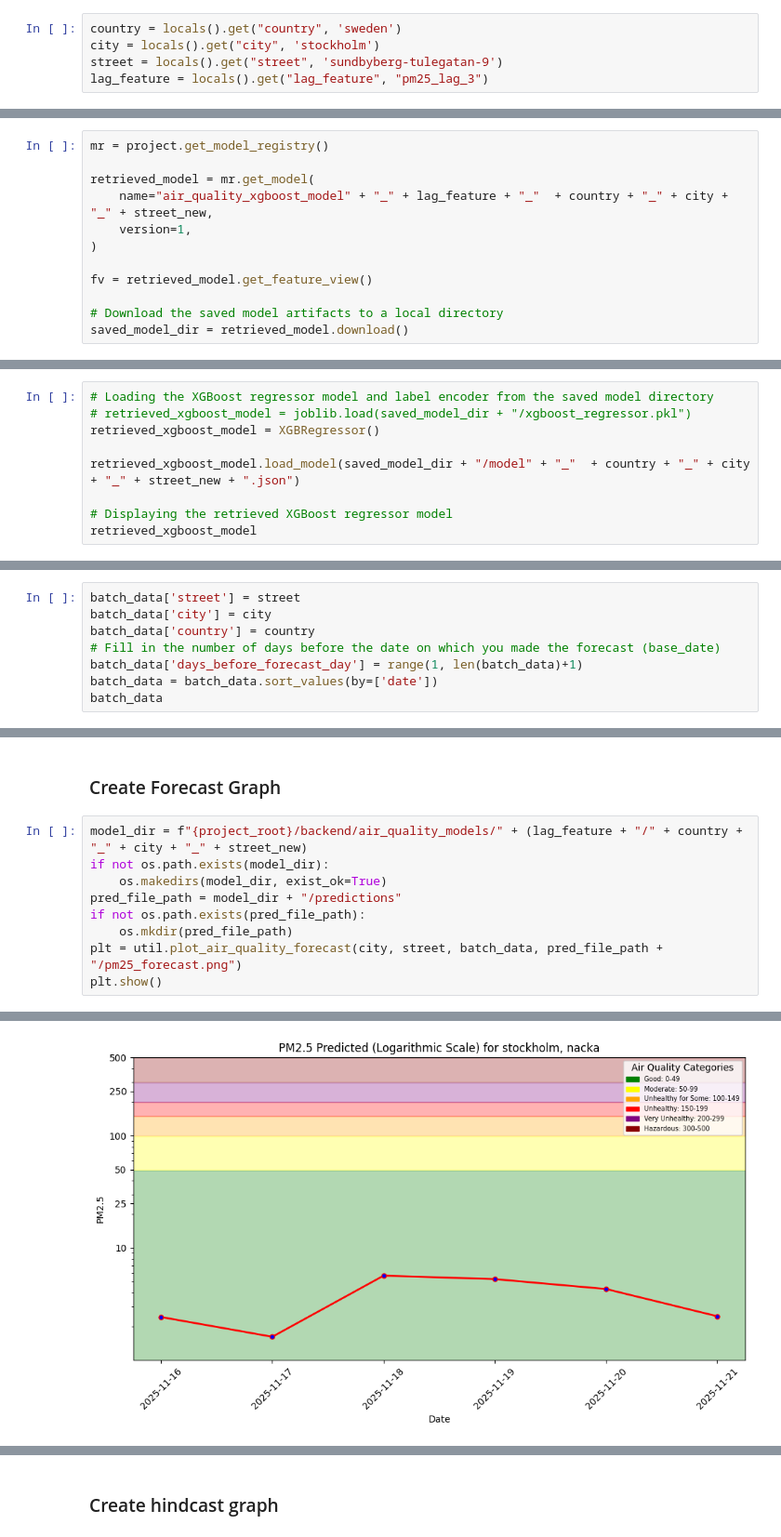
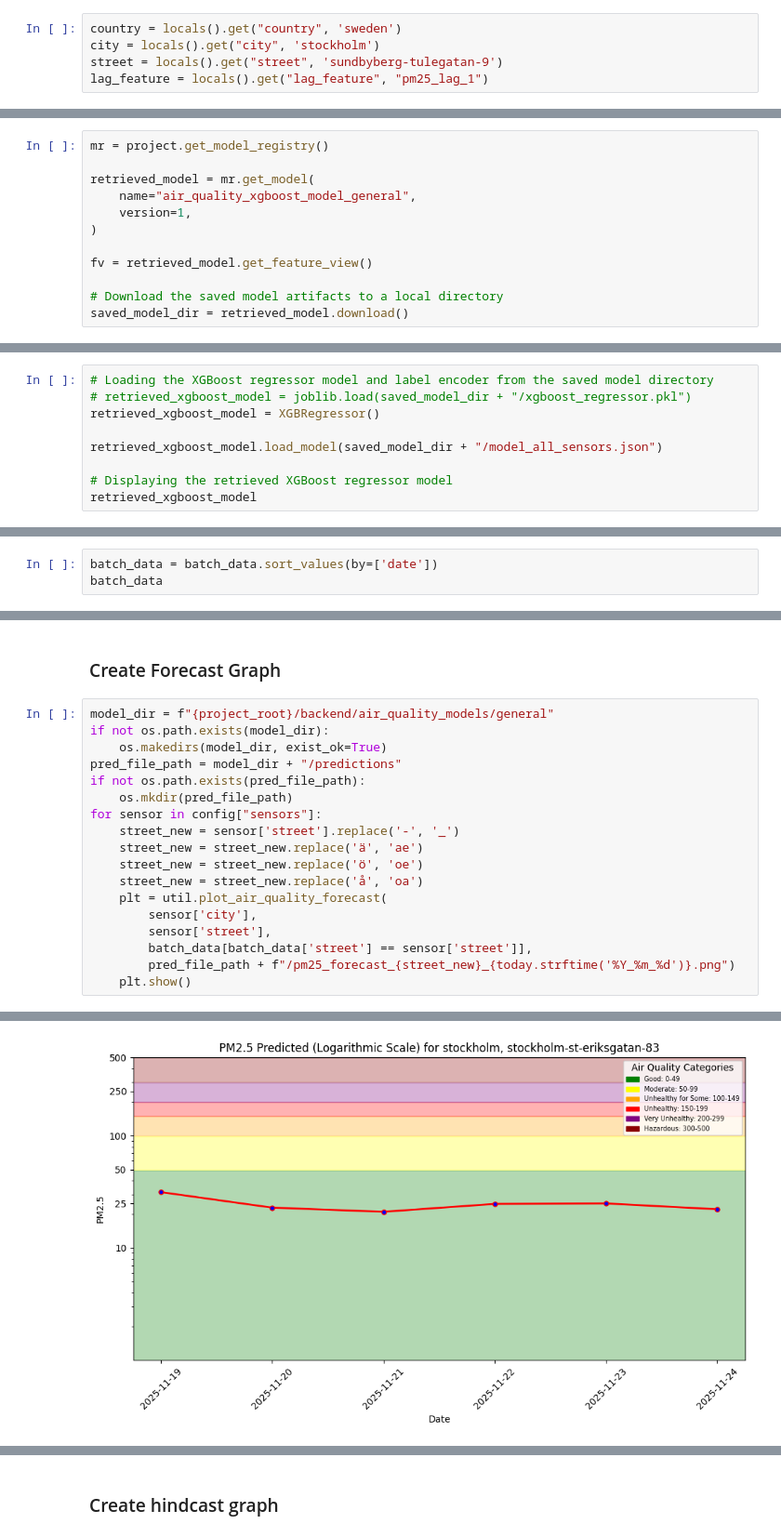
Before and after one commit to ltumat/AirQualityPrediction, a Jupyter notebook: backend/notebooks/model_predict.ipynb, the cells around one changed output, grey strips where cells are left out. Shown at 93% size. Saved outputs shown, nothing was run; the diff lists cells and outputs as text.

```diff
--- a/backend/notebooks/model_predict.ipynb
+++ b/backend/notebooks/model_predict.ipynb
@@ -47,7 +47,7 @@ Logged in to project, explore it here https://c.app.hopsworks.ai:443/p/1279162
 country = locals().get("country", 'sweden')
 city = locals().get("city", 'stockholm')
 street = locals().get("street", 'sundbyberg-tulegatan-9')
-lag_feature = locals().get("lag_feature", "pm25_lag_3")
+lag_feature = locals().get("lag_feature", "pm25_lag_1")
 # %%
 street_new = street.replace('-', '_')
 street_new = street_new.replace('ä', 'ae')
@@ -61,7 +61,7 @@ sundbyberg-tulegatan-9
 mr = project.get_model_registry()
 
 retrieved_model = mr.get_model(
-    name="air_quality_xgboost_model" + "_" + lag_feature + "_"  + country + "_" + city + "_" + street_new,
+    name="air_quality_xgboost_model_general",
     version=1,
 )
 
@@ -83,7 +84,7 @@ retrieved_model.training_metrics
 # retrieved_xgboost_model = joblib.load(saved_model_dir + "/xgboost_regressor.pkl")
 retrieved_xgboost_model = XGBRegressor()
 
-retrieved_xgboost_model.load_model(saved_model_dir + "/model" + "_"  + country + "_" + city + "_" + street_new + ".json")
+retrieved_xgboost_model.load_model(saved_model_dir + "/model_all_sensors.json")
 
 # Displaying the retrieved XGBoost regressor model
 retrieved_xgboost_model
@@ -191,9 +192,4 @@ memory usage: 348.0+ bytes
 # %%
-batch_data['street'] = street
-batch_data['city'] = city
-batch_data['country'] = country
-# Fill in the number of days before the date on which you made the forecast (base_date)
-batch_data['days_before_forecast_day'] = range(1, len(batch_data)+1)
 batch_data = batch_data.sort_values(by=['date'])
 batch_data
 # %% [output]
@@ -227,12 +229,21 @@ memory usage: 492.0+ bytes
 # %% [markdown]
 ### Create Forecast Graph
 # %%
-model_dir = f"{project_root}/backend/air_quality_models/" + (lag_feature + "/" + country + "_" + city + "_" + street_new)
+model_dir = f"{project_root}/backend/air_quality_models/general"
 if not os.path.exists(model_dir):
     os.makedirs(model_dir, exist_ok=True)
 pred_file_path = model_dir + "/predictions"
 if not os.path.exists(pred_file_path):
     os.mkdir(pred_file_path)
-plt = util.plot_air_quality_forecast(city, street, batch_data, pred_file_path + "/pm25_forecast.png")
-plt.show()
+for sensor in config["sensors"]:
+    street_new = sensor['street'].replace('-', '_')
+    street_new = street_new.replace('ä', 'ae')
+    street_new = street_new.replace('ö', 'oe')
+    street_new = street_new.replace('å', 'oa')
+    plt = util.plot_air_quality_forecast(
+        sensor['city'],
+        sensor['street'],
+        batch_data[batch_data['street'] == sensor['street']],
+        pred_file_path + f"/pm25_forecast_{street_new}_{today.strftime('%Y_%m_%d')}.png")
+    plt.show()
 # %% [output]
@@ -240 +251 @@ plt.show()
-[figure, old version]
+[figure, new version]
```
Also changed, not shown: parts of 20 cells of this notebook, 43 other files.
